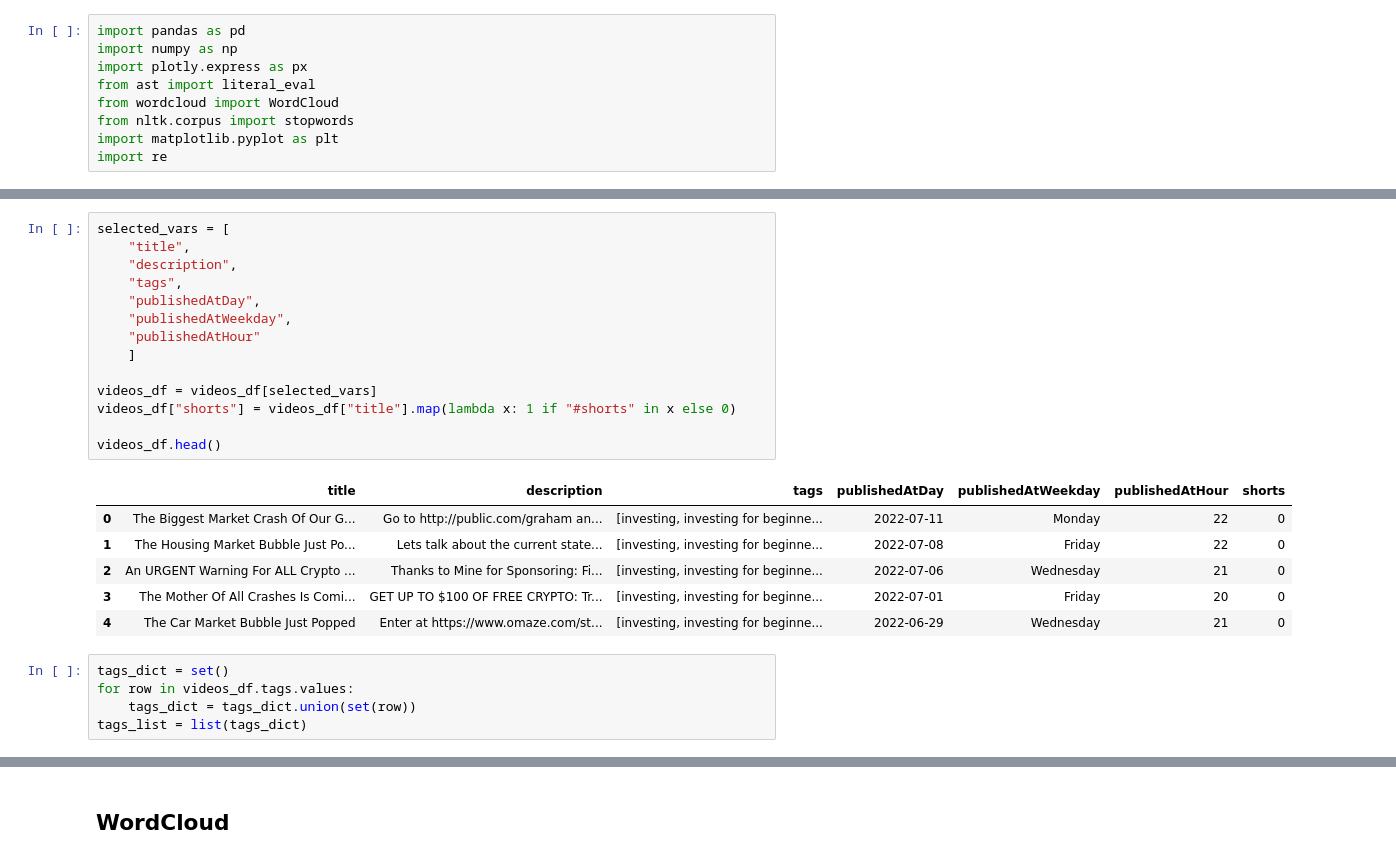
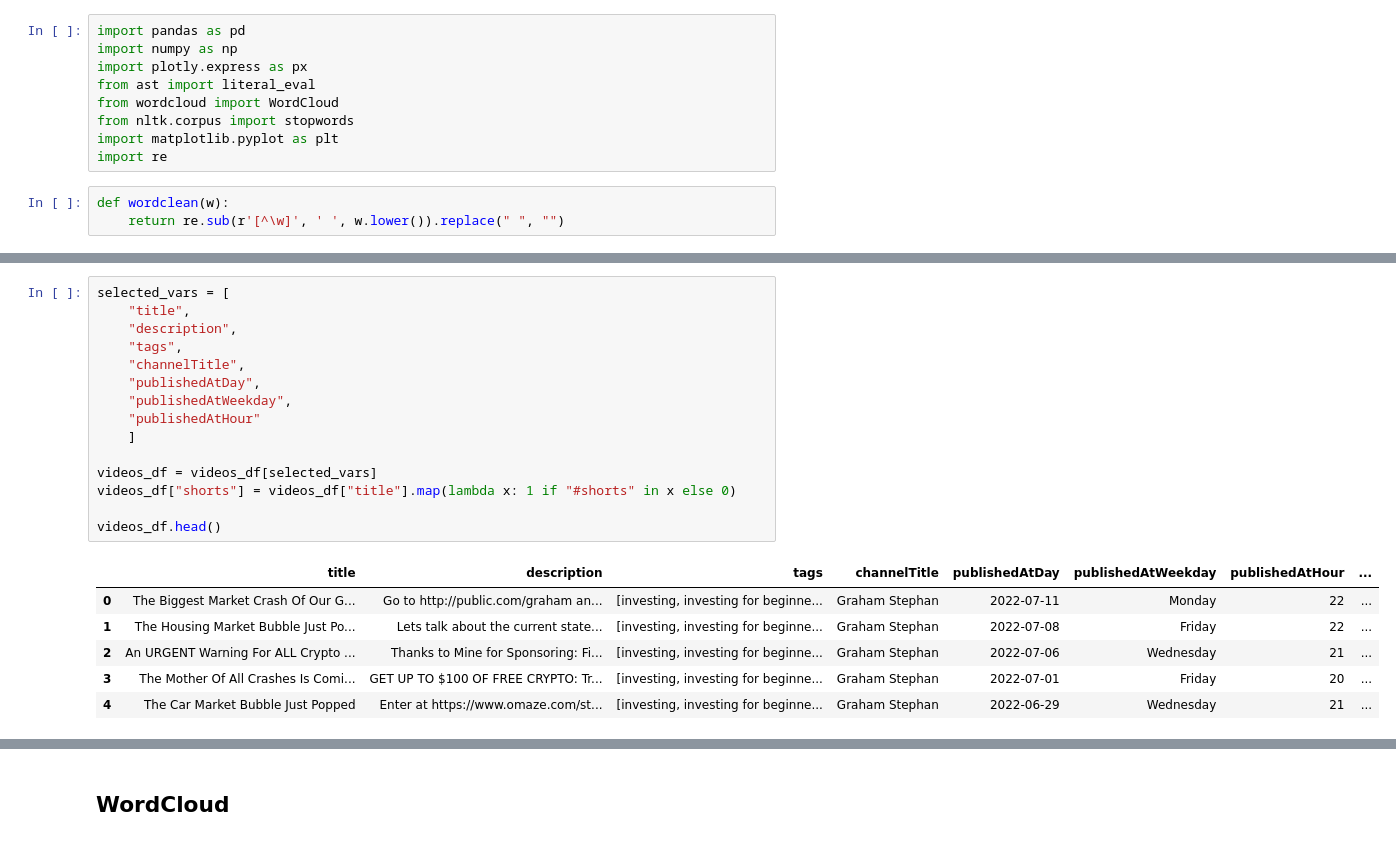
Before and after one commit to calbornozflores/spy-youtube, a Jupyter notebook: notebooks/05 - EDA Text Youtube Videos info.ipynb, the cells around one changed output, grey strips where cells are left out. Drawn from its saved outputs; the diff is of its cells as text.

```diff
--- a/notebooks/05 - EDA Text Youtube Videos info.ipynb
+++ b/notebooks/05 - EDA Text Youtube Videos info.ipynb
@@ -19,6 +22,9 @@ from wordcloud import WordCloud
 from nltk.corpus import stopwords
 import matplotlib.pyplot as plt
 import re
+# %%
+def wordclean(w):
+    return re.sub(r'[^\w]', ' ', w.lower()).replace(" ", "")
 # %%
 videos_df = pd.read_csv("outputs/videoInfo.csv", converters = {"tags": literal_eval})
 videos_df.dtypes
@@ -43,26 +49,22 @@ dtype: object
 # %%
 selected_vars = [
     "title",
     "description",
     "tags",
+    "channelTitle",
     "publishedAtDay",
     "publishedAtWeekday",
     "publishedAtHour"
     ]
 
 videos_df = videos_df[selected_vars]
 videos_df["shorts"] = videos_df["title"].map(lambda x: 1 if "#shorts" in x else 0)
 
 videos_df.head()
 # %% [output]
-|  | title | description | tags | publishedAtDay | publishedAtWeekday | publishedAtHour | shorts |
-| 0 | The Biggest Market Crash Of Our G... | Go to http://public.com/graham an... | [investing, investing for beginne... | 2022-07-11 | Monday | 22 | 0 |
-| 1 | The Housing Market Bubble Just Po... | Lets talk about the current state... | [investing, investing for beginne... | 2022-07-08 | Friday | 22 | 0 |
-| 2 | An URGENT Warning For ALL Crypto ... | Thanks to Mine for Sponsoring: Fi... | [investing, investing for beginne... | 2022-07-06 | Wednesday | 21 | 0 |
-| 3 | The Mother Of All Crashes Is Comi... | GET UP TO $100 OF FREE CRYPTO: Tr... | [investing, investing for beginne... | 2022-07-01 | Friday | 20 | 0 |
-| 4 | The Car Market Bubble Just Popped | Enter at https://www.omaze.com/st... | [investing, investing for beginne... | 2022-06-29 | Wednesday | 21 | 0 |
+|  | title | description | tags | channelTitle | publishedAtDay | publishedAtWeekday | publishedAtHour | ... |
+| 0 | The Biggest Market Crash Of Our G... | Go to http://public.com/graham an... | [investing, investing for beginne... | Graham Stephan | 2022-07-11 | Monday | 22 | ... |
+| 1 | The Housing Market Bubble Just Po... | Lets talk about the current state... | [investing, investing for beginne... | Graham Stephan | 2022-07-08 | Friday | 22 | ... |
+| 2 | An URGENT Warning For ALL Crypto ... | Thanks to Mine for Sponsoring: Fi... | [investing, investing for beginne... | Graham Stephan | 2022-07-06 | Wednesday | 21 | ... |
+| 3 | The Mother Of All Crashes Is Comi... | GET UP TO $100 OF FREE CRYPTO: Tr... | [investing, investing for beginne... | Graham Stephan | 2022-07-01 | Friday | 20 | ... |
+| 4 | The Car Market Bubble Just Popped | Enter at https://www.omaze.com/st... | [investing, investing for beginne... | Graham Stephan | 2022-06-29 | Wednesday | 21 | ... |
-# %%
-tags_dict = set()
-for row in videos_df.tags.values:
-    tags_dict = tags_dict.union(set(row))
-tags_list = list(tags_dict)
```
Also changed, not shown: parts of 18 cells of this notebook, 1 other file.
